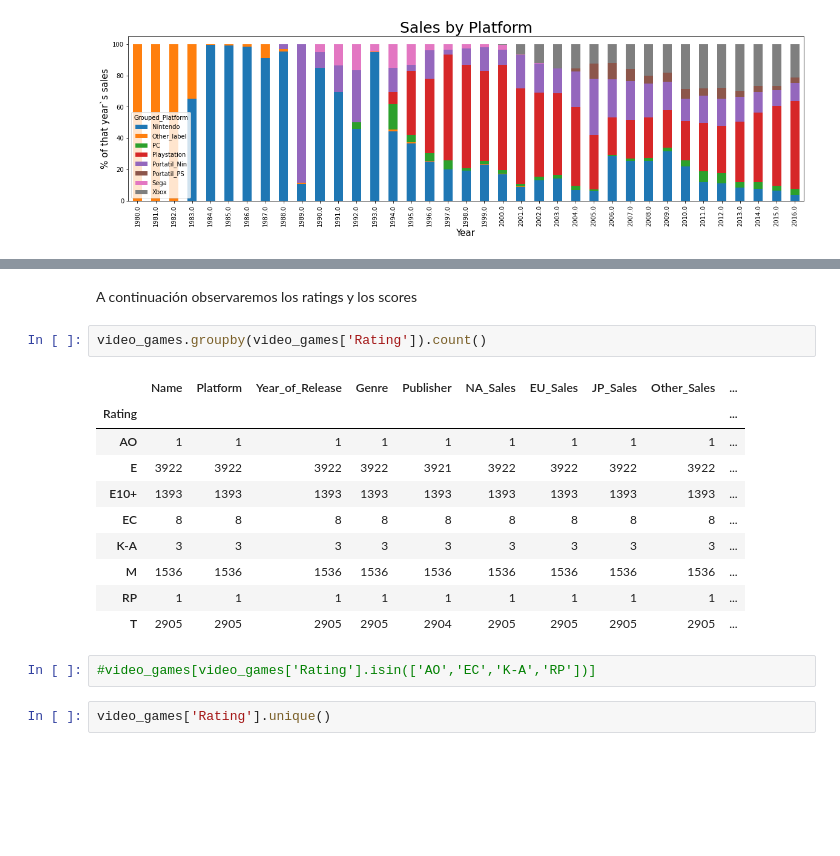
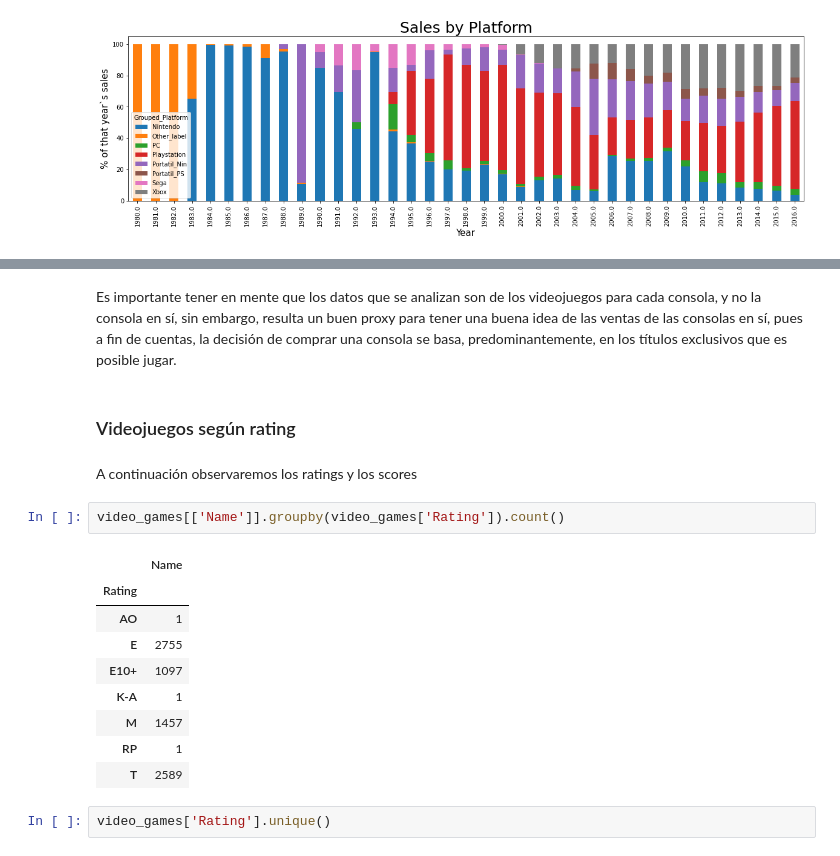
Before and after one commit to prope-2020-gh-classroom/practica-final-por-equipos-verano-2020-itam-jreyesgar93, a Jupyter notebook: analisis_descriptivo.ipynb, the cells around one changed output, grey strips where cells are left out. Saved outputs shown, nothing was run; the diff lists cells and outputs as text; blank space fills up the shorter version.

```diff
--- a/analisis_descriptivo.ipynb
+++ b/analisis_descriptivo.ipynb
@@ -154,20 +185,21 @@ plt.show()
+# %% [markdown]
+Es importante tener en mente que los datos que se analizan son de los videojuegos para cada consola, y no la consola en sí, sin embargo, resulta un buen proxy para tener una buena idea de las ventas de las consolas en sí, pues a fin de cuentas, la decisión de comprar una consola se basa, predominantemente, en los títulos exclusivos que es posible jugar.
+# %% [markdown]
+### Videojuegos según rating
 # %% [markdown]
 A continuación observaremos los ratings y los scores
 # %%
-video_games.groupby(video_games['Rating']).count()
+video_games[['Name']].groupby(video_games['Rating']).count()
 # %% [output]
-|  | Name | Platform | Year_of_Release | Genre | Publisher | NA_Sales | EU_Sales | JP_Sales | Other_Sales | ... |
-| Rating |  |  |  |  |  |  |  |  |  | ... |
-| AO | 1 | 1 | 1 | 1 | 1 | 1 | 1 | 1 | 1 | ... |
-| E | 3922 | 3922 | 3922 | 3922 | 3921 | 3922 | 3922 | 3922 | 3922 | ... |
-| E10+ | 1393 | 1393 | 1393 | 1393 | 1393 | 1393 | 1393 | 1393 | 1393 | ... |
-| EC | 8 | 8 | 8 | 8 | 8 | 8 | 8 | 8 | 8 | ... |
-| K-A | 3 | 3 | 3 | 3 | 3 | 3 | 3 | 3 | 3 | ... |
-| M | 1536 | 1536 | 1536 | 1536 | 1536 | 1536 | 1536 | 1536 | 1536 | ... |
-| RP | 1 | 1 | 1 | 1 | 1 | 1 | 1 | 1 | 1 | ... |
-| T | 2905 | 2905 | 2905 | 2905 | 2904 | 2905 | 2905 | 2905 | 2905 | ... |
+|  | Name |
+| Rating |  |
+| AO | 1 |
+| E | 2755 |
+| E10+ | 1097 |
+| K-A | 1 |
+| M | 1457 |
+| RP | 1 |
+| T | 2589 |
-# %%
-#video_games[video_games['Rating'].isin(['AO','EC','K-A','RP'])]
 # %%
 video_games['Rating'].unique()
 # %% [output]
```
Also changed, not shown: parts of 26 cells of this notebook.
